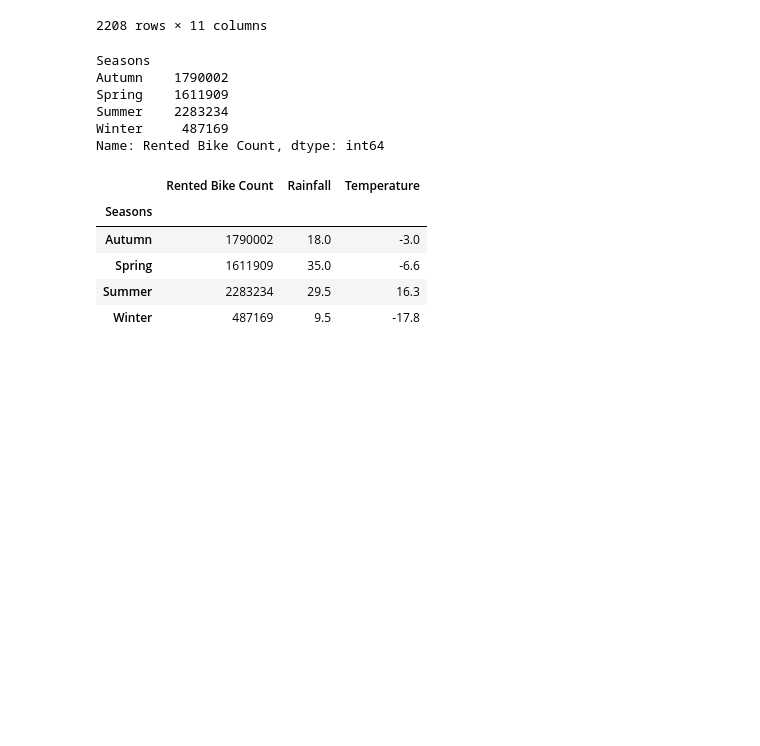
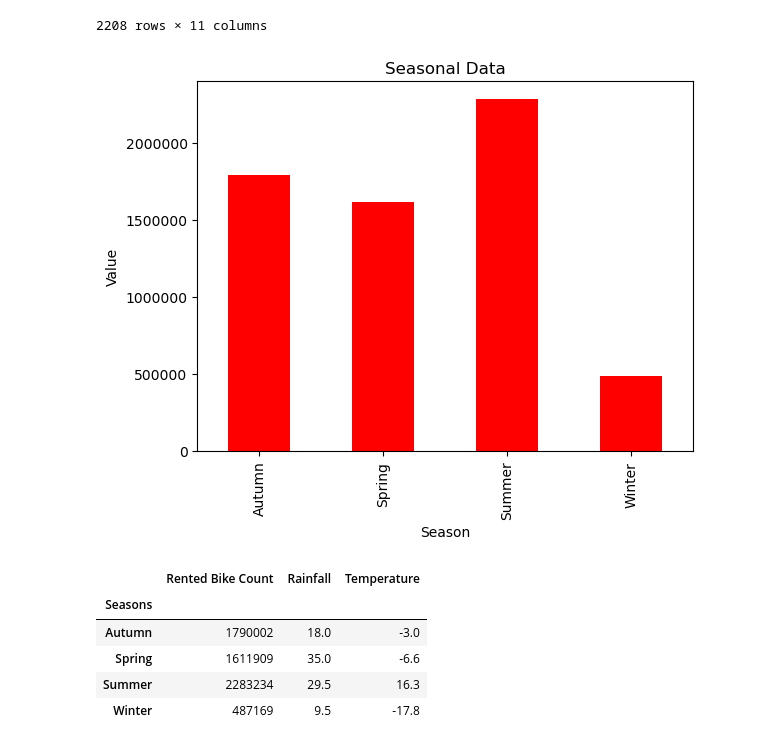
Before and after one commit to hcorbat1/coding-beginner-projects, a Jupyter notebook: bikedata exploration.ipynb, the cells around one changed output. Saved outputs shown, nothing was run; the diff lists cells and outputs as text; code cells hidden in the pictures; blank space fills up the shorter version.

```diff
--- a/bikedata exploration.ipynb
+++ b/bikedata exploration.ipynb
@@ -58,14 +59,14 @@ bike[bike["Seasons"]== "Summer"]
 | 6527 | 1329 | 23.8 | 81 | 0.6 | 1893 | 20.3 | ... |
 2208 rows × 11 columns
 # %%
-bike.groupby("Seasons")["Rented Bike Count"]
+seasons = bike.groupby("Seasons")["Rented Bike Count"].sum()
+seasons.plot(kind = 'bar',color = 'red')
+plt.title('Seasonal Data')
+plt.xlabel('Season')
+plt.ylabel('Value')
+plt.ticklabel_format(style='plain', useOffset=False, axis='y')
 # %% [output]
-Seasons
-Autumn    1790002
-Spring    1611909
-Summer    2283234
-Winter     487169
-Name: Rented Bike Count, dtype: int64
+[figure, added]
 # %%
 bike.groupby("Seasons").agg({"Rented Bike Count":"sum","Rainfall":"max","Temperature":"min"})
 # %% [output]
```
Also changed, not shown: parts of 1 cell of this notebook.
